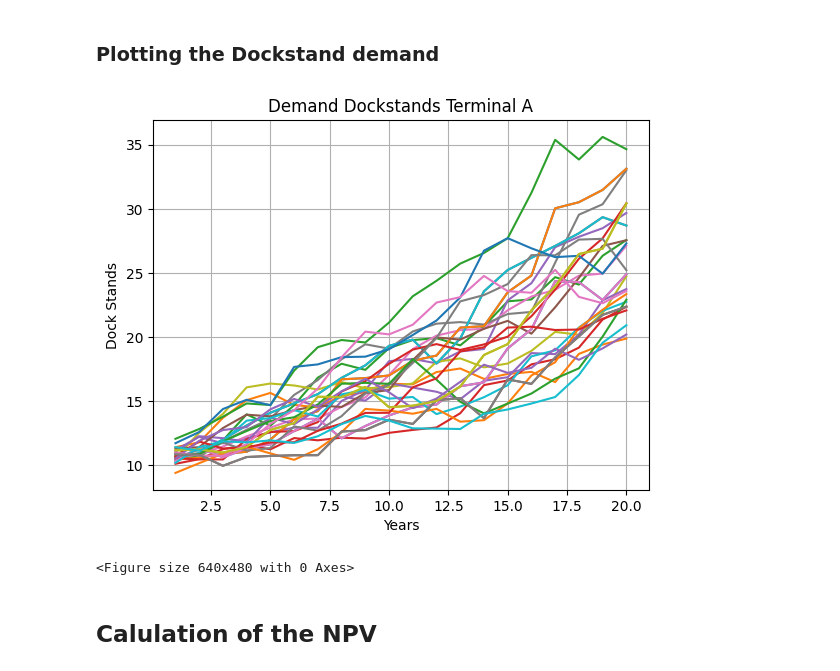
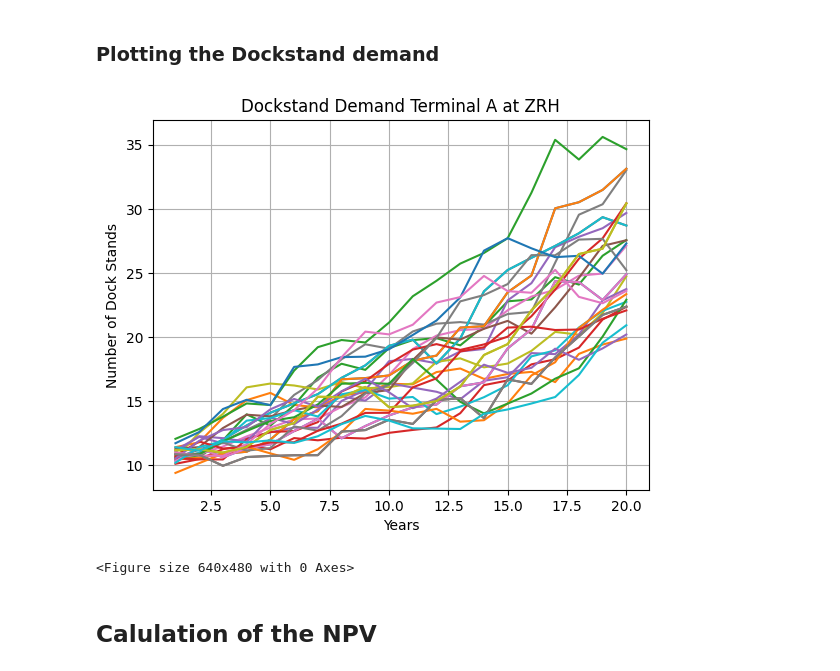
Before and after one commit to Oli767/VT1-Python-Files, a Jupyter notebook: VT2 VS Code/VT2.ipynb, the cells around one changed output. Saved outputs shown, nothing was run; the diff lists cells and outputs as text; code cells hidden in the pictures.

```diff
--- a/VT2 VS Code/VT2.ipynb
+++ b/VT2 VS Code/VT2.ipynb
@@ -95,15 +88,15 @@ d = (D_per_hour * p_dock * p_schengen * p_Dok_A_B) / PAXATM
 # %%
 # Calling the Scenario Plotting Function
 fn.Scenario_plot(
     d,
     Fth,
     True,
-    "Demand Dockstands Terminal A",
-    "Dock Stands",
+    "Dockstand Demand Terminal A at ZRH",
+    "Number of Dock Stands",
     30,
 )
 # %% [output]
-[figure, old version]
+[figure, new version]
 <Figure size 640x480 with 0 Axes>
 # %% [markdown]
 ## Calulation of the NPV
```
Also changed, not shown: parts of 6 cells of this notebook, 2 other files.
